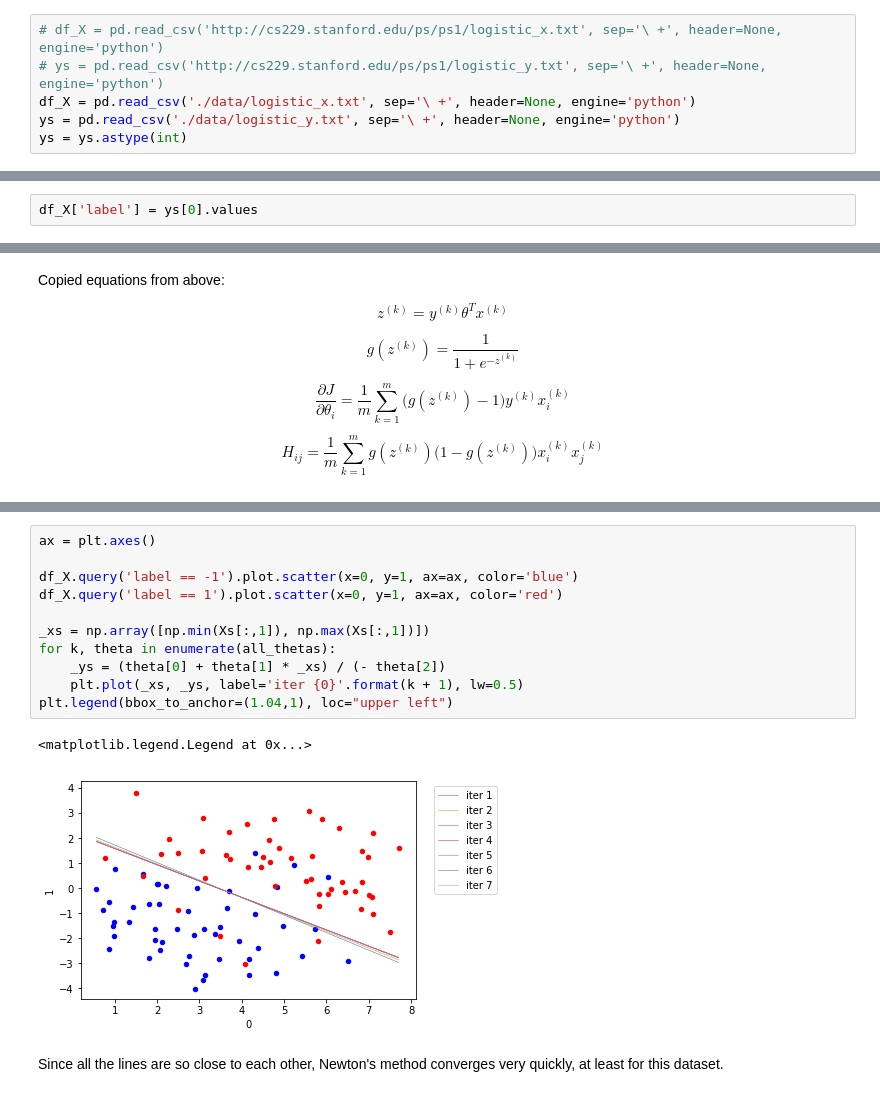
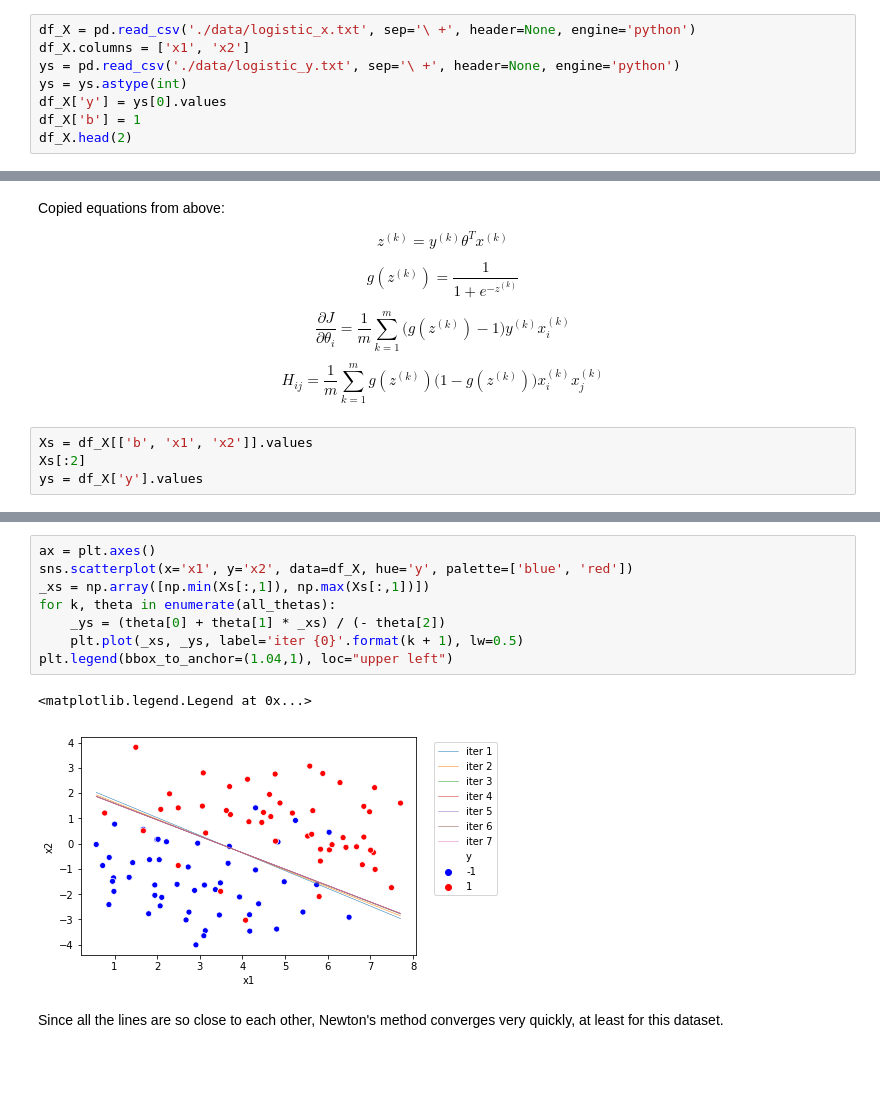
Before and after one commit to stuartzong/stanford-cs229, a Jupyter notebook: Problem-set-1/1-Logistic-regression.ipynb, the cells around one changed output, grey strips where cells are left out. Drawn from its saved outputs; the diff is of its cells as text; blank space fills up the shorter version.

```diff
--- a/Problem-set-1/1-Logistic-regression.ipynb
+++ b/Problem-set-1/1-Logistic-regression.ipynb
@@ -78,8 +79,10 @@ import matplotlib.pyplot as plt
 
 %matplotlib inline
 # %%
-# df_X = pd.read_csv('http://cs229.stanford.edu/ps/ps1/logistic_x.txt', sep='\ +', header=None, engine='python')
-# ys = pd.read_csv('http://cs229.stanford.edu/ps/ps1/logistic_y.txt', sep='\ +', header=None, engine='python')
 df_X = pd.read_csv('./data/logistic_x.txt', sep='\ +', header=None, engine='python')
+df_X.columns = ['x1', 'x2']
 ys = pd.read_csv('./data/logistic_y.txt', sep='\ +', header=None, engine='python')
 ys = ys.astype(int)
+df_X['y'] = ys[0].values
+df_X['b'] = 1
+df_X.head(2)
@@ -86,2 +92,0 @@ ys = ys.astype(int)
-# %%
-df_X['label'] = ys[0].values
@@ -130,6 +125,10 @@ $$
 $$
 H_{ij} = \frac{1}{m} \sum_{k=1}^{m} g(z^{(k)})\big(1 - g(z^{(k)})\big) x_i^{(k)} x_j^{(k)}
 $$
+# %%
+Xs = df_X[['b', 'x1', 'x2']].values
+Xs[:2]
+ys = df_X['y'].values
 # %%
 all_thetas = [] # collect for demonstration purpose
 theta = np.zeros(Xs.shape[1])
@@ -160,17 +166,14 @@ print('converged after {0} iterations'.format(n_iters))
 converged after 7 iterations
 # %%
 ax = plt.axes()
-
-df_X.query('label == -1').plot.scatter(x=0, y=1, ax=ax, color='blue')
-df_X.query('label == 1').plot.scatter(x=0, y=1, ax=ax, color='red')
-
+sns.scatterplot(x='x1', y='x2', data=df_X, hue='y', palette=['blue', 'red'])
 _xs = np.array([np.min(Xs[:,1]), np.max(Xs[:,1])])
 for k, theta in enumerate(all_thetas):
     _ys = (theta[0] + theta[1] * _xs) / (- theta[2])
     plt.plot(_xs, _ys, label='iter {0}'.format(k + 1), lw=0.5)
 plt.legend(bbox_to_anchor=(1.04,1), loc="upper left")
 # %% [output]
 <matplotlib.legend.Legend at 0x...>
-[figure, old version]
+[figure, new version]
 # %% [markdown]
 Since all the lines are so close to each other, Newton's method converges very quickly, at least for this dataset.
```
Also changed, not shown: parts of 9 cells of this notebook, 16 other files.
